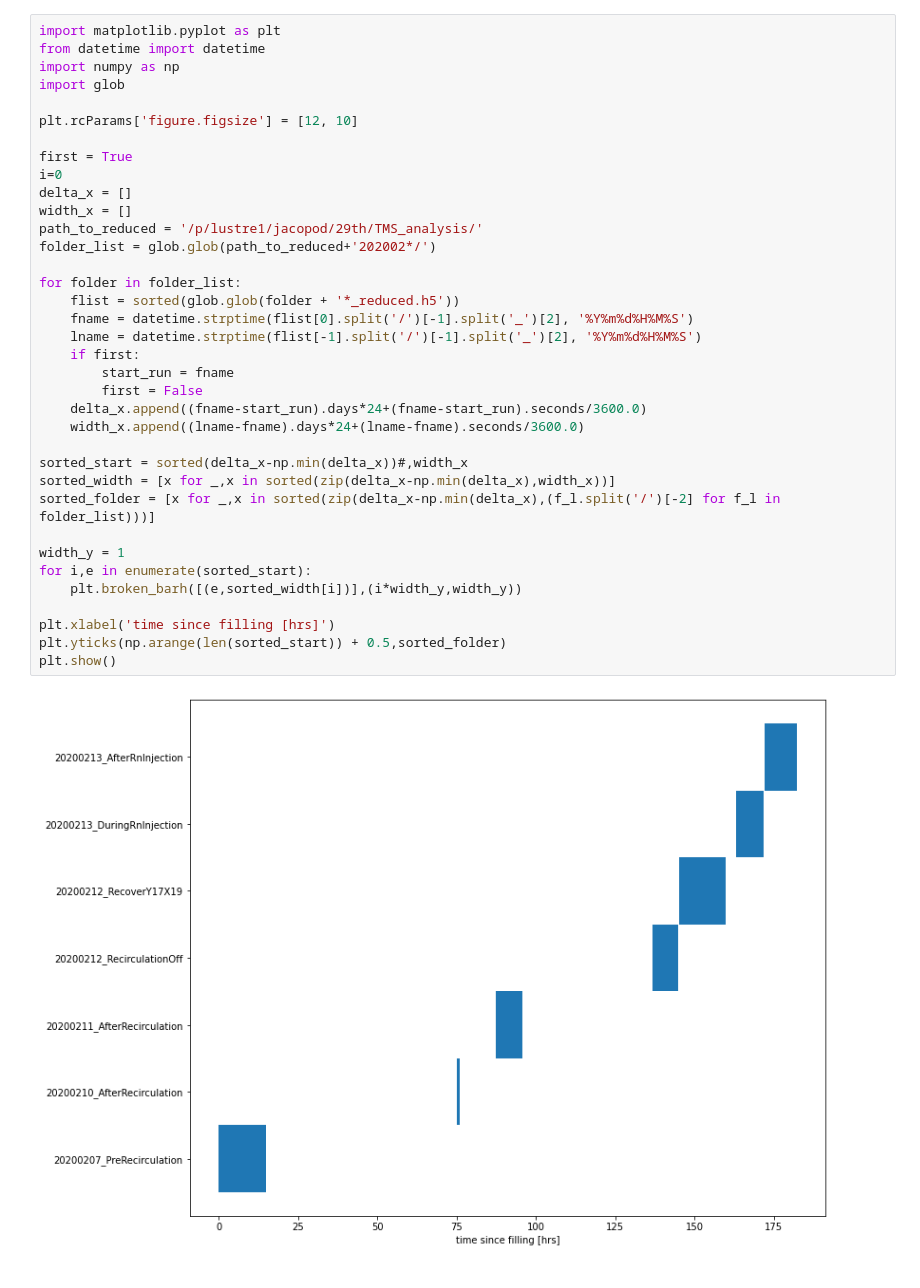
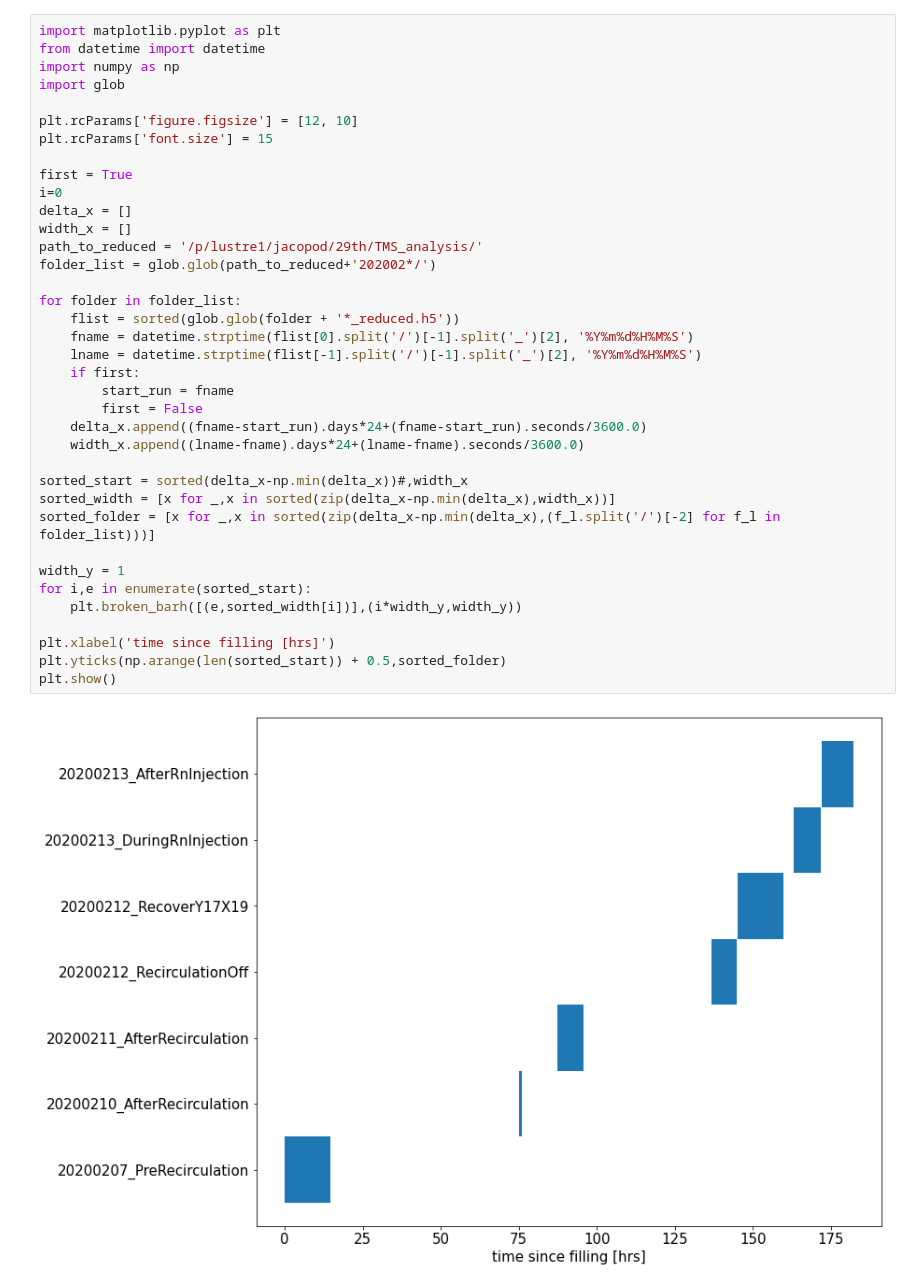
Before and after one commit to jdalmasson88/LXe_notebooks, a Jupyter notebook: run_map.ipynb, the cells around one changed output. Cells and saved outputs as stored; diff of their text form.

```diff
--- a/run_map.ipynb
+++ b/run_map.ipynb
@@ -5,34 +5,35 @@ import numpy as np
 import glob
 
 plt.rcParams['figure.figsize'] = [12, 10]
+plt.rcParams['font.size'] = 15
 
 first = True
 i=0
 delta_x = []
 width_x = []
 path_to_reduced = '/p/lustre1/jacopod/29th/TMS_analysis/'
 folder_list = glob.glob(path_to_reduced+'202002*/')
 
 for folder in folder_list:
     flist = sorted(glob.glob(folder + '*_reduced.h5'))
     fname = datetime.strptime(flist[0].split('/')[-1].split('_')[2], '%Y%m%d%H%M%S')
     lname = datetime.strptime(flist[-1].split('/')[-1].split('_')[2], '%Y%m%d%H%M%S')
     if first:
         start_run = fname
         first = False
     delta_x.append((fname-start_run).days*24+(fname-start_run).seconds/3600.0)
     width_x.append((lname-fname).days*24+(lname-fname).seconds/3600.0)
 
 sorted_start = sorted(delta_x-np.min(delta_x))#,width_x
 sorted_width = [x for _,x in sorted(zip(delta_x-np.min(delta_x),width_x))]
 sorted_folder = [x for _,x in sorted(zip(delta_x-np.min(delta_x),(f_l.split('/')[-2] for f_l in folder_list)))]
 
 width_y = 1
 for i,e in enumerate(sorted_start):
     plt.broken_barh([(e,sorted_width[i])],(i*width_y,width_y))
 
 plt.xlabel('time since filling [hrs]')
 plt.yticks(np.arange(len(sorted_start)) + 0.5,sorted_folder)
 plt.show()
 # %% [output]
-[figure, old version]
+[figure, new version]
```
Also changed, not shown: 3 other files.
